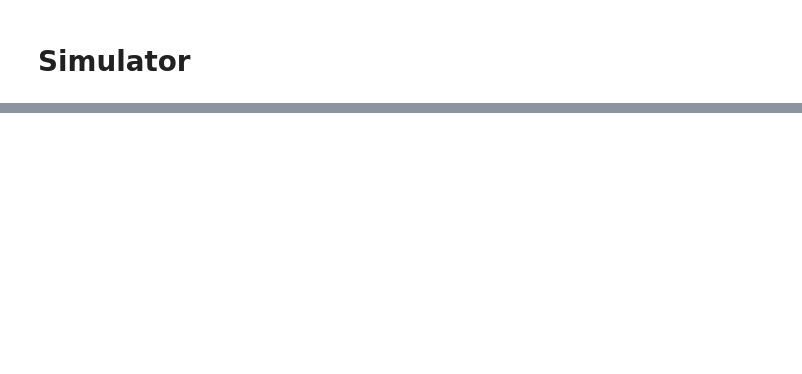
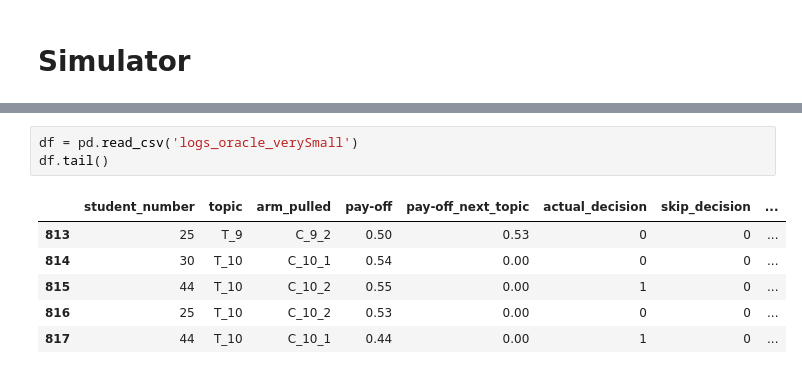
Before and after one commit to aazim-lakhani/Adaptive-Learning, a Jupyter notebook: notebooks/Oracle.ipynb, the cells around one changed output, grey strips where cells are left out. Cells and saved outputs as stored; diff of their text form; blank space fills up the shorter version.

```diff
--- a/notebooks/Oracle.ipynb
+++ b/notebooks/Oracle.ipynb
@@ -431,0 +448,10 @@ Total Number of rounds :  41
+# %%
+df = pd.read_csv('logs_oracle_verySmall')
+df.tail()
+# %% [output]
+|  | student_number | topic | arm_pulled | pay-off | pay-off_next_topic | actual_decision | skip_decision | ... |
+| 813 | 25 | T_9 | C_9_2 | 0.50 | 0.53 | 0 | 0 | ... |
+| 814 | 30 | T_10 | C_10_1 | 0.54 | 0.00 | 0 | 0 | ... |
+| 815 | 44 | T_10 | C_10_2 | 0.55 | 0.00 | 1 | 0 | ... |
+| 816 | 25 | T_10 | C_10_2 | 0.53 | 0.00 | 0 | 0 | ... |
+| 817 | 44 | T_10 | C_10_1 | 0.44 | 0.00 | 1 | 0 | ... |
```
Also changed, not shown: parts of 7 cells of this notebook, 2 other files.
